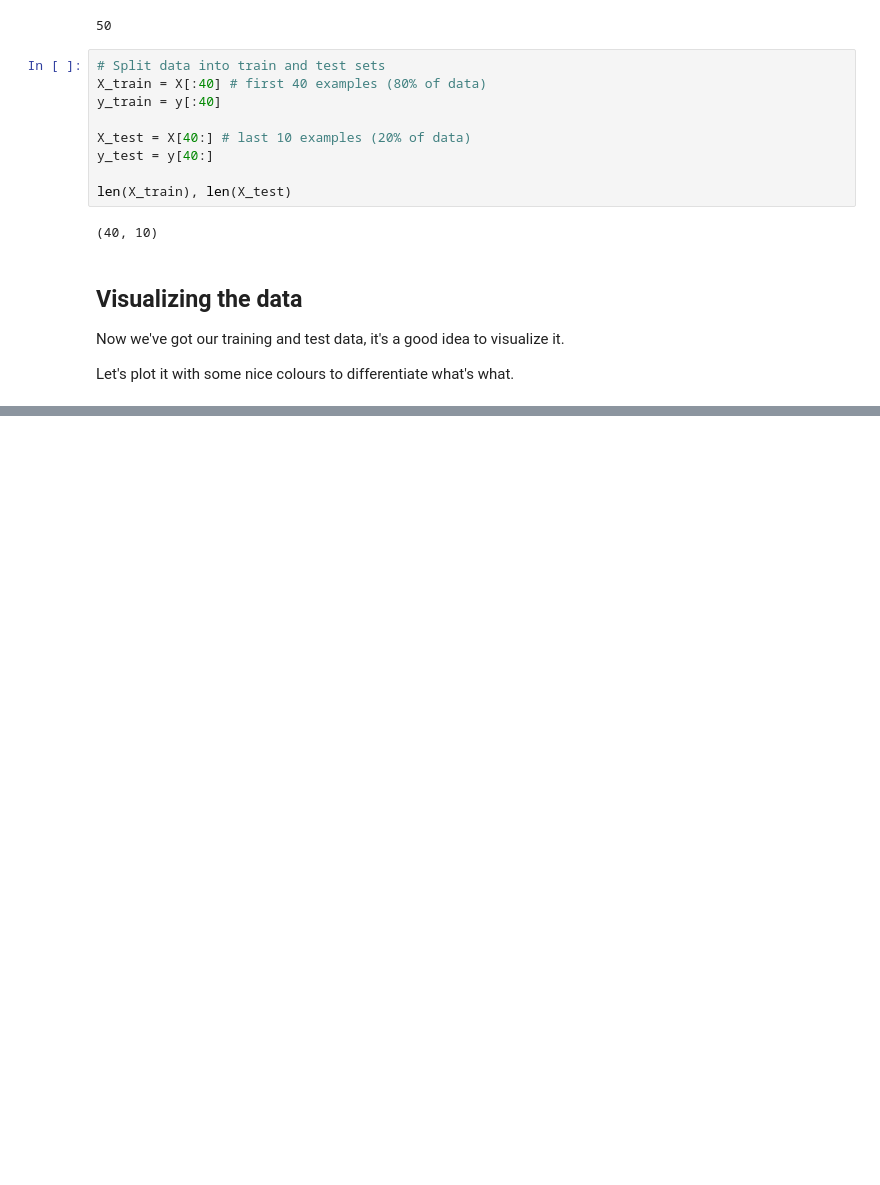
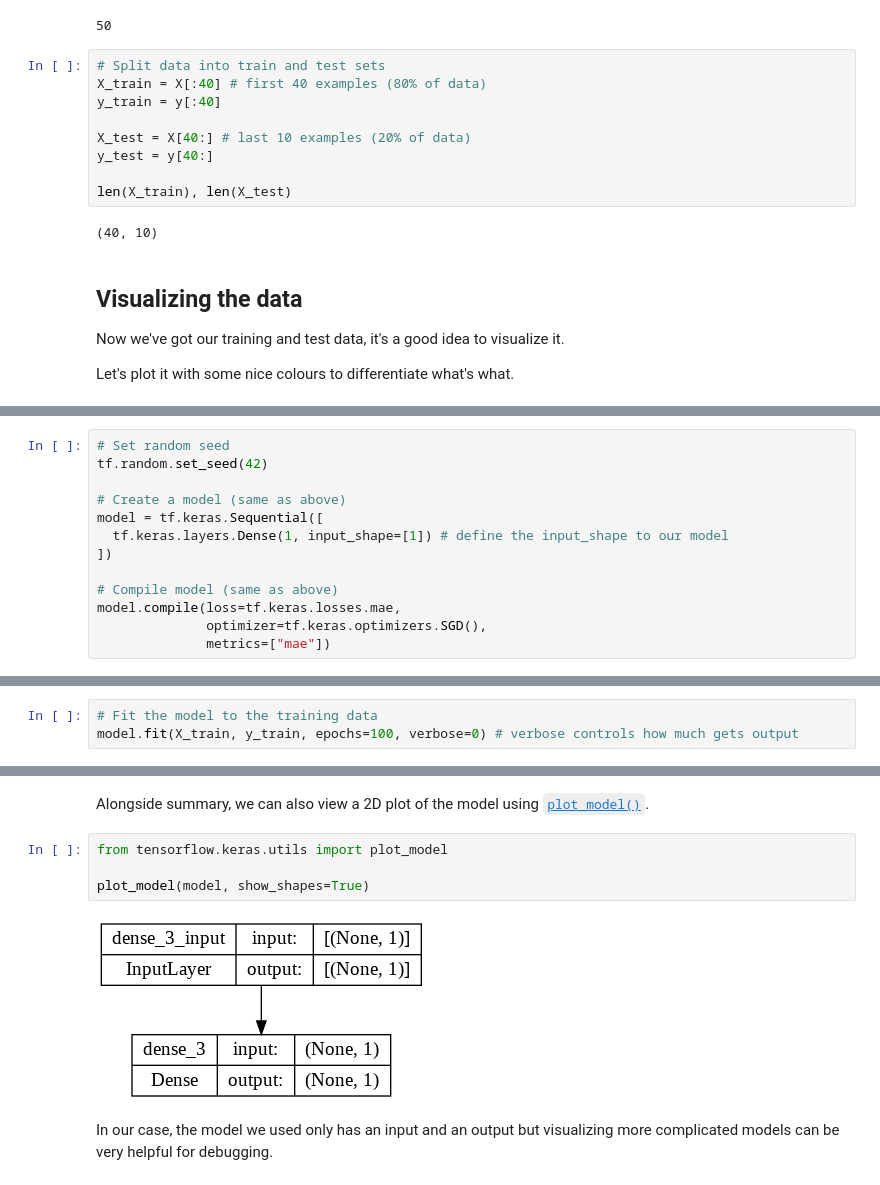
Before and after one commit to MRUTYUNJAYAMOHANTY/DATA-SCIENCE, a Jupyter notebook: TENSORFLOW/Neural_Network_Regression_TF/01_neural_network_regression_in_tensorflow.ipynb, the cells around one changed output, grey strips where cells are left out. Saved outputs shown, nothing was run; the diff lists cells and outputs as text; blank space fills up the shorter version.

```diff
--- a/TENSORFLOW/Neural_Network_Regression_TF/01_neural_network_regression_in_tensorflow.ipynb
+++ b/TENSORFLOW/Neural_Network_Regression_TF/01_neural_network_regression_in_tensorflow.ipynb
@@ -412,0 +466,13 @@ Let's plot it with some nice colours to differentiate what's what.
+# %%
+# Set random seed
+tf.random.set_seed(42)
+
+# Create a model (same as above)
+model = tf.keras.Sequential([
+  tf.keras.layers.Dense(1, input_shape=[1]) # define the input_shape to our model
+])
+
+# Compile model (same as above)
+model.compile(loss=tf.keras.losses.mae,
+              optimizer=tf.keras.optimizers.SGD(),
+              metrics=["mae"])
@@ -412,0 +507,3 @@ Let's plot it with some nice colours to differentiate what's what.
+# %%
+# Fit the model to the training data
+model.fit(X_train, y_train, epochs=100, verbose=0) # verbose controls how much gets output
@@ -412,0 +527,10 @@ Let's plot it with some nice colours to differentiate what's what.
+# %% [markdown]
+Alongside summary, we can also view a 2D plot of the model using [`plot_model()`](https://www.tensorflow.org/api_docs/python/tf/keras/utils/plot_model).
+# %%
+from tensorflow.keras.utils import plot_model
+
+plot_model(model, show_shapes=True)
+# %% [output]
+[figure, added]
+# %% [markdown]
+In our case, the model we used only has an input and an output but visualizing more complicated models can be very helpful for debugging.
```
Also changed, not shown: parts of 37 cells of this notebook.
